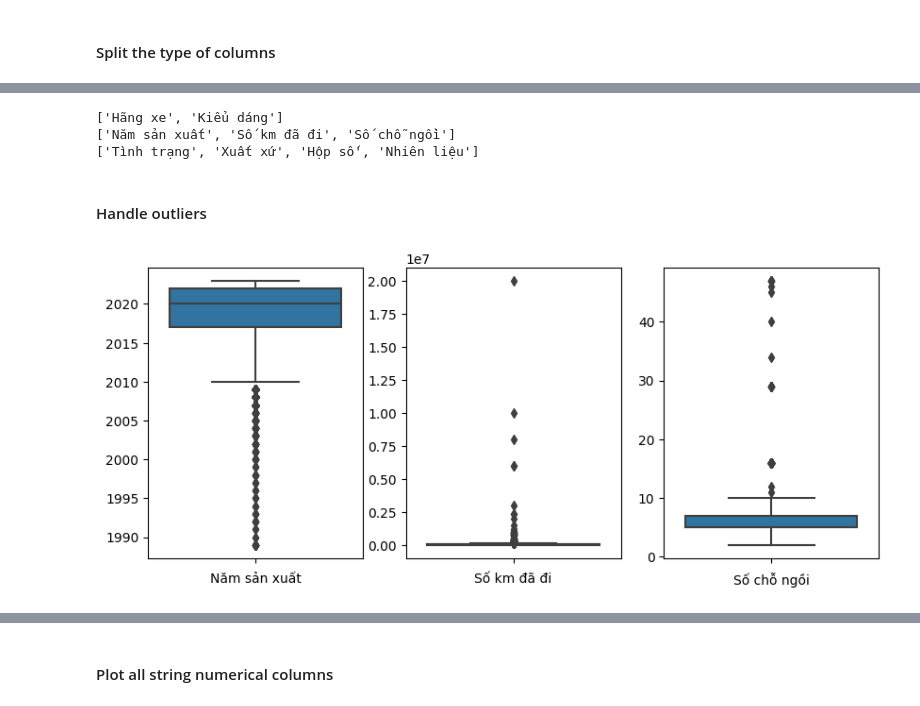
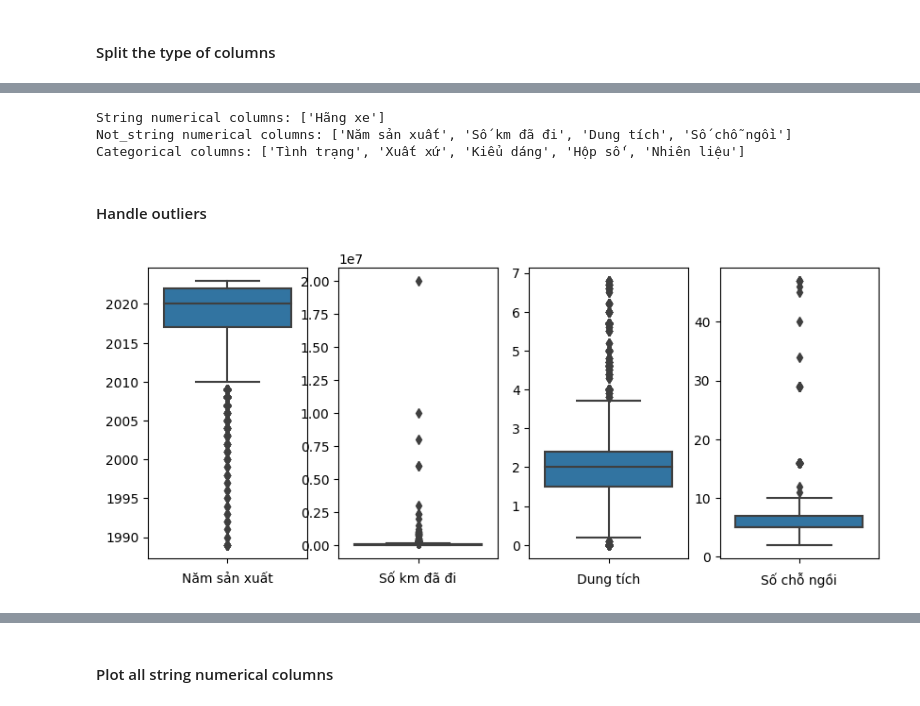
Before and after one commit to minhviet21/Car_Price_Prediction, a Jupyter notebook: EDA.ipynb, the cells around one changed output, grey strips where cells are left out. Cells and saved outputs as stored; diff of their text form; code cells hidden in the pictures.

```diff
--- a/EDA.ipynb
+++ b/EDA.ipynb
@@ -52,7 +45,7 @@ str_numerical_cols = []
 not_str_numerical_cols = []
 categorical_cols = []
 for col in data.columns:
-    if len(data[col].unique()) < 6:
+    if len(data[col].unique()) < 12:
         categorical_cols.append(col)
     else:
         if data[col].dtypes == 'object':
@@ -60,23 +53,23 @@ for col in data.columns:
         else:
             if col != 'Giá xe (triệu)':
                 not_str_numerical_cols.append(col)
-print(str_numerical_cols)
-print(not_str_numerical_cols)
-print(categorical_cols)
+print('String numerical columns:', str_numerical_cols)
+print('Not_string numerical columns:', not_str_numerical_cols)
+print('Categorical columns:', categorical_cols)
 # %% [output]
-['Hãng xe', 'Kiểu dáng']
-['Năm sản xuất', 'Số km đã đi', 'Số chỗ ngồi']
-['Tình trạng', 'Xuất xứ', 'Hộp số', 'Nhiên liệu']
+String numerical columns: ['Hãng xe']
+Not_string numerical columns: ['Năm sản xuất', 'Số km đã đi', 'Dung tích', 'Số chỗ ngồi']
+Categorical columns: ['Tình trạng', 'Xuất xứ', 'Kiểu dáng', 'Hộp số', 'Nhiên liệu']
 # %% [markdown]
 #### Handle outliers
 # %%
-fig, axes = plt.subplots(1, 3, figsize=(10, 4))
+fig, axes = plt.subplots(1, 4, figsize=(10, 4))
 for i in range(len(not_str_numerical_cols)):
     col = not_str_numerical_cols[i]
     sns.boxplot(y=data[col], ax=axes[i])
 for i in range(len(not_str_numerical_cols)):
     axes[i].set_xlabel(not_str_numerical_cols[i])
     axes[i].set_ylabel("")
 plt.show()
 # %% [output]
-[figure, old version]
+[figure, new version]
```
Also changed, not shown: parts of 21 cells of this notebook, 4 other files.
